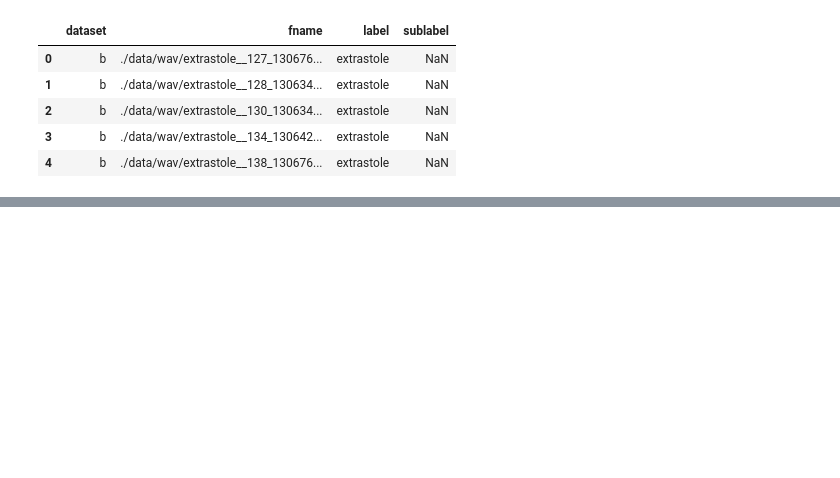
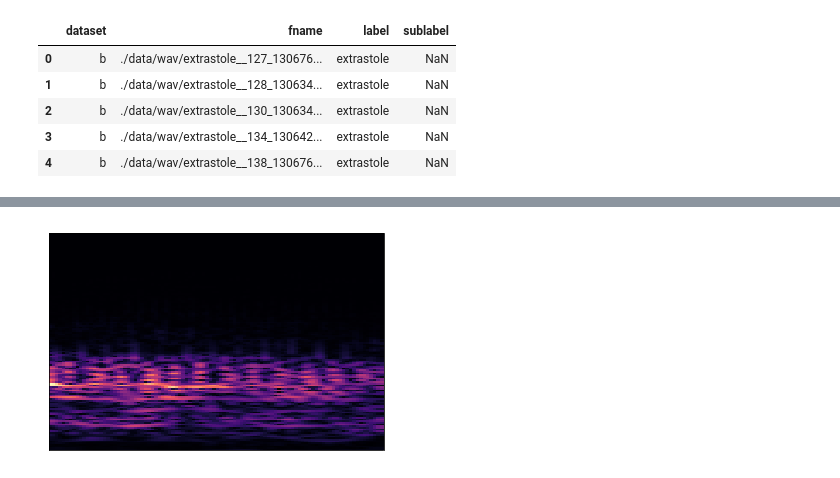
Before and after one commit to sachanganesh/heartbeat-classification, a Jupyter notebook: Heartbeat Anomaly Detection.ipynb, the cells around one changed output, grey strips where cells are left out. Drawn from its saved outputs; the diff is of its cells as text; code cells hidden in the pictures; blank space fills up the shorter version.

```diff
--- a/Heartbeat Anomaly Detection.ipynb
+++ b/Heartbeat Anomaly Detection.ipynb
@@ -291,0 +64,41 @@ Y.head()
+# %%
+import librosa
+import librosa.display
+
+def graph_spectrogram(wav_file, save_png=False):
+    window_size_sec = 0.96
+    window_shift_sec = 0.01
+    sample_rate = 1000
+    data, sampling_rate = librosa.core.load(wav_file, sr=sample_rate, mono=True)
+    win_length = int(sample_rate * window_size_sec)
+    hop_length = int(sample_rate * window_shift_sec)
+    n_fft = win_length # must be >= win_length
+    spectrogram = librosa.core.stft(data, n_fft=n_fft, hop_length=64)
+    spectrogram = librosa.feature.melspectrogram(S=spectrogram)
+    ax = librosa.display.specshow(spectrogram)
+
+    if save_png:
+        plt.axis("off")
+        plt.savefig(wav_file.replace("wav", "png"),
+                    dpi=100, # Dots per inch
+                    frameon=False,
+                    aspect="normal",
+                    bbox_inches="tight",
+                    pad_inches=0) # Spectrogram saved as a .png
+        plt.close("all")
+    else:
+        ax.plot()
+
+def get_wav_info(wav_file):
+    rate, data = wavfile.read(wav_file)
+    return rate, data
+# %%
+import IPython
+from matplotlib import pyplot as plt
+%matplotlib inline
+
+ind = df[df.label == "normal"].first_valid_index()
+graph_spectrogram(df.loc[ind, "fname"])
+
+IPython.display.Audio(df.loc[ind, "fname"])
+# %% [output]
@@ -291,0 +106 @@ Y.head()
+[figure, added]
```
Also changed, not shown: parts of 38 cells of this notebook, 19 other files.
